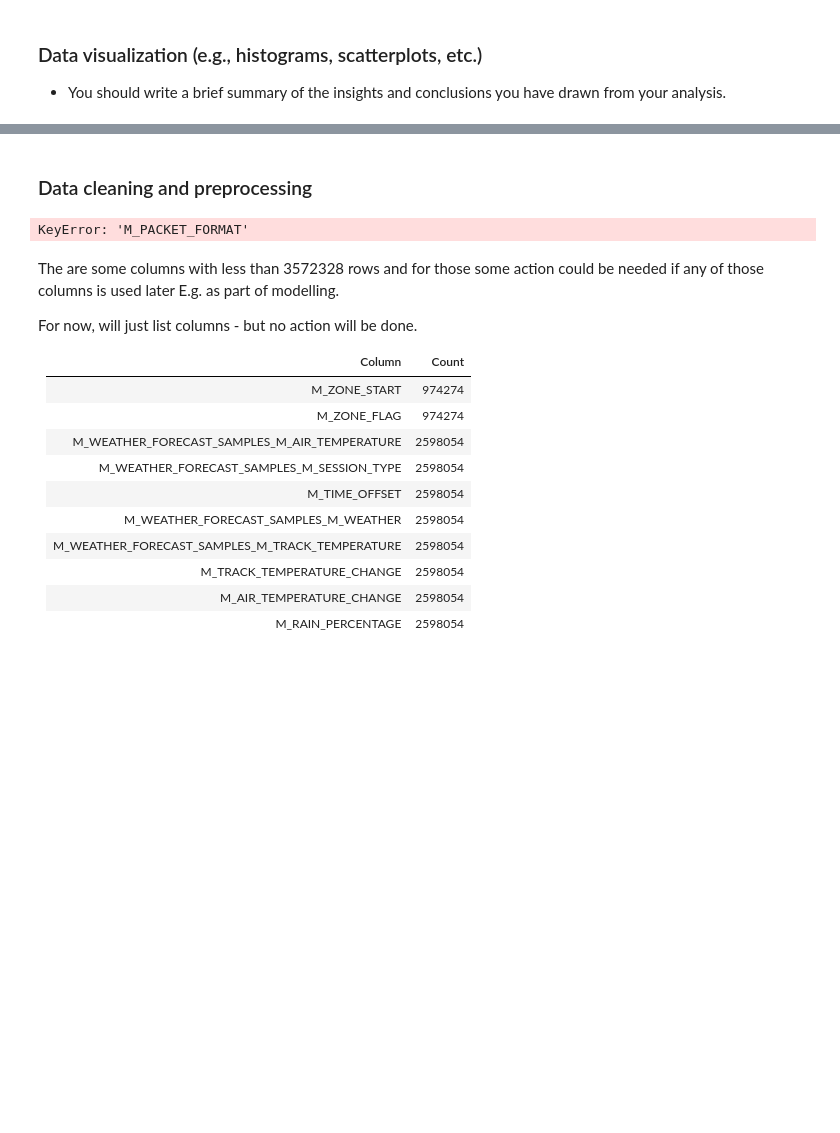
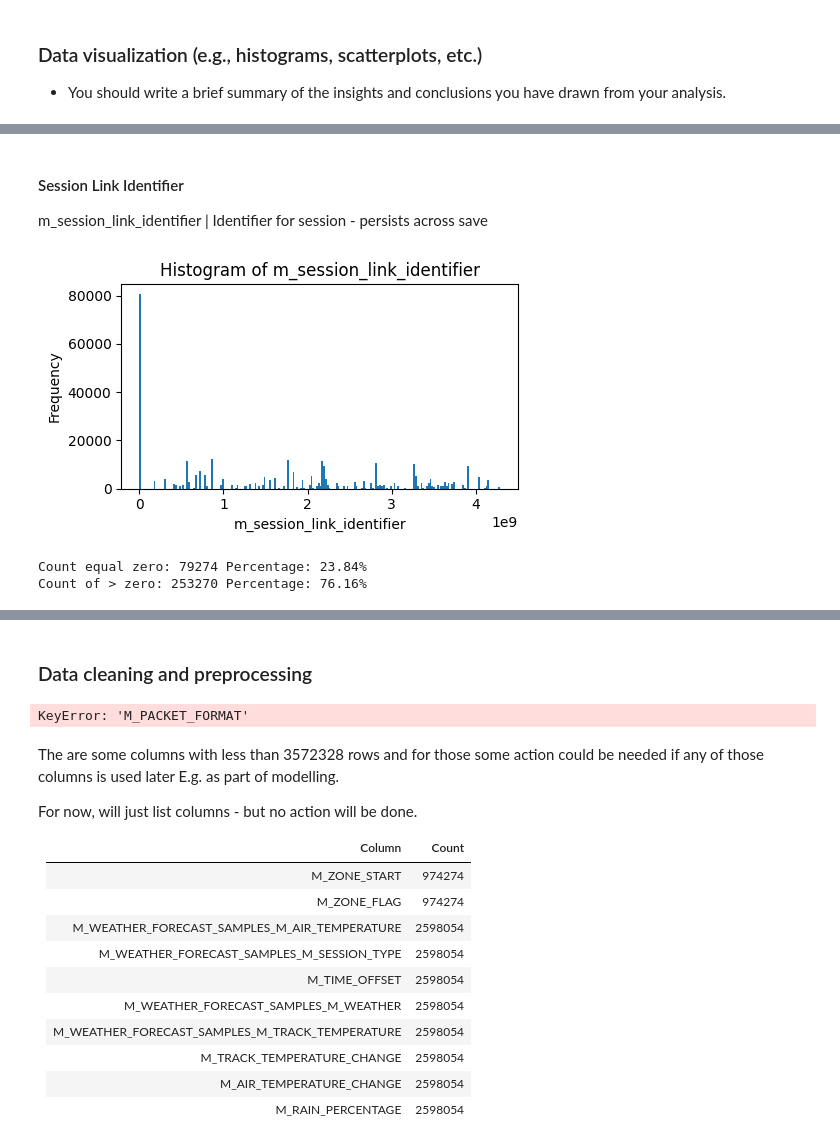
Before and after one commit to omanar1/usable_ai, a Jupyter notebook: Homework/HW5_assignment_m05_eda_Ricardo OMANA.ipynb, the cells around one changed output, grey strips where cells are left out. Saved outputs shown, nothing was run; the diff lists cells and outputs as text; code cells hidden in the pictures; blank space fills up the shorter version.

```diff
--- a/Homework/HW5_assignment_m05_eda_Ricardo OMANA.ipynb
+++ b/Homework/HW5_assignment_m05_eda_Ricardo OMANA.ipynb
@@ -522,0 +639,30 @@ This column `timestamp` is a `datetime` type so I split the day, month, year to
+# %% [markdown]
+#### Session Link Identifier ####
+
+m_session_link_identifier       | Identifier for session - persists across save
+# %%
+# Plot histogram
+
+fig = plt.figure(figsize=(5, 3))
+plt.hist(df_weather['m_session_link_identifier'],bins=200)
+plt.xlabel('m_session_link_identifier')
+plt.ylabel('Frequency')
+plt.title('Histogram of m_session_link_identifier')
+
+plt.tight_layout()
+plt.show()
+# %% [output]
+[figure, added]
+# %%
+# Quantity for zero looks very high and base on the definition of the column it could mean that the value is not available or not applicable
+# Lets check the count of zero vs greater than zero in column 'm_session_link_identifier'
+# Count of zero vs greater than zero in column 'm_session_link_identifier'
+count_zero = (df_weather['m_session_link_identifier'] == 0).sum()
+count_greater_than_zero = (df_weather['m_session_link_identifier'] > 0).sum()
+
+
+print(f"Count equal zero: {count_zero}\tPercentage: {count_zero / (count_zero + count_greater_than_zero) * 100:.2f}%")
+print(f"Count of > zero: {count_greater_than_zero}\tPercentage: {count_greater_than_zero / (count_zero + count_greater_than_zero) * 100:.2f}%")
+# %% [output]
+Count equal zero: 79274 Percentage: 23.84%
+Count of > zero: 253270 Percentage: 76.16%
```
Also changed, not shown: parts of 24 cells of this notebook.
